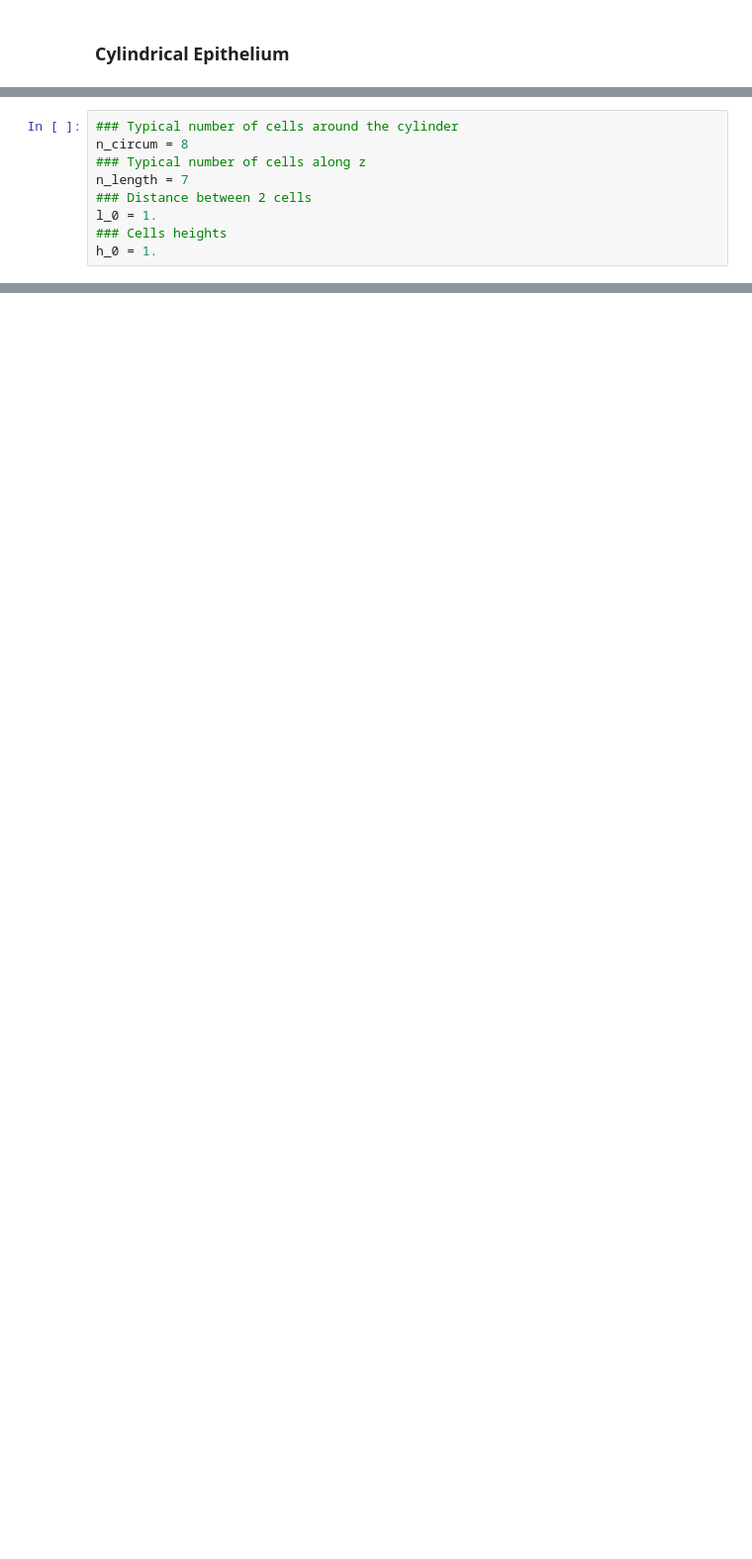
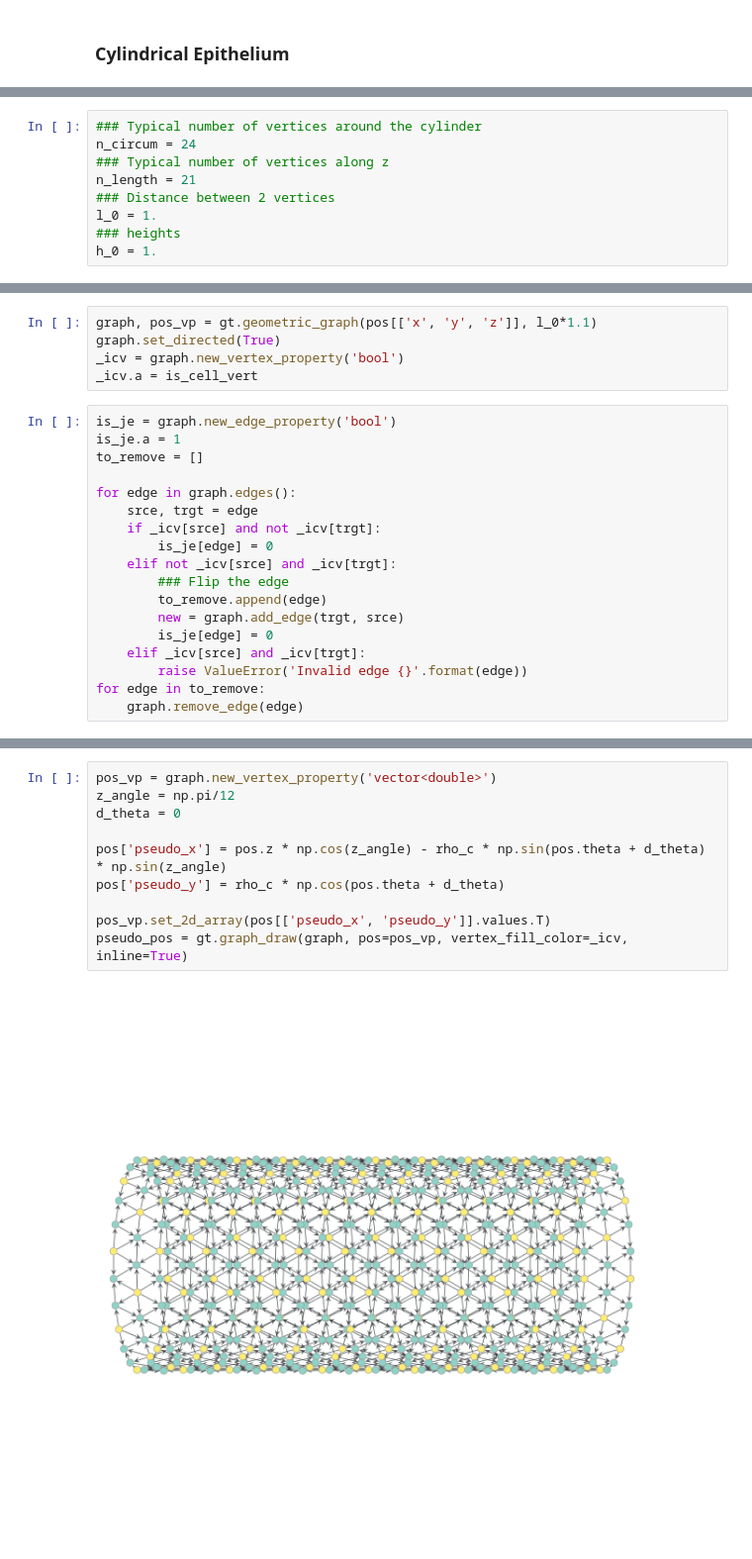
Before and after one commit to glyg/leg-joint, a Jupyter notebook: notebooks/Generation.ipynb, the cells around one changed output, grey strips where cells are left out. Shown at 99% size. Drawn from its saved outputs; the diff is of its cells as text; blank space fills up the shorter version.

Commit message:
new graph generation script

```diff
--- a/notebooks/Generation.ipynb
+++ b/notebooks/Generation.ipynb
@@ -14,9 +9,9 @@ from scipy.spatial import Voronoi, voronoi_plot_2d
 # %%
-### Typical number of cells around the cylinder
-n_circum = 8
-### Typical number of cells along z
-n_length = 7
-### Distance between 2 cells
+### Typical number of vertices around the cylinder
+n_circum = 24
+### Typical number of vertices along z
+n_length = 21
+### Distance between 2 vertices
 l_0 = 1.
-### Cells heights
+### heights
 h_0 = 1.
@@ -223,0 +61,23 @@ for simplex in voronoi_3d.ridge_vertices:
+# %%
+graph, pos_vp = gt.geometric_graph(pos[['x', 'y', 'z']], l_0*1.1)
+graph.set_directed(True)
+_icv = graph.new_vertex_property('bool')
+_icv.a = is_cell_vert
+# %%
+is_je = graph.new_edge_property('bool')
+is_je.a = 1
+to_remove = []
+
+for edge in graph.edges():
+    srce, trgt = edge
+    if _icv[srce] and not _icv[trgt]:
+        is_je[edge] = 0
+    elif not _icv[srce] and _icv[trgt]:
+        ### Flip the edge
+        to_remove.append(edge)
+        new = graph.add_edge(trgt, srce)
+        is_je[edge] = 0
+    elif _icv[srce] and _icv[trgt]:
+        raise ValueError('Invalid edge {}'.format(edge))
+for edge in to_remove:
+    graph.remove_edge(edge)
@@ -223,0 +89,12 @@ for simplex in voronoi_3d.ridge_vertices:
+# %%
+pos_vp = graph.new_vertex_property('vector<double>')
+z_angle = np.pi/12
+d_theta = 0
+
+pos['pseudo_x'] = pos.z * np.cos(z_angle) - rho_c * np.sin(pos.theta + d_theta) * np.sin(z_angle)
+pos['pseudo_y'] = rho_c * np.cos(pos.theta + d_theta)
+
+pos_vp.set_2d_array(pos[['pseudo_x', 'pseudo_y']].values.T)
+pseudo_pos = gt.graph_draw(graph, pos=pos_vp, vertex_fill_color=_icv, inline=True)
+# %% [output]
+[figure, added]
```
Also changed, not shown: parts of 16 cells of this notebook, 5 other files.
